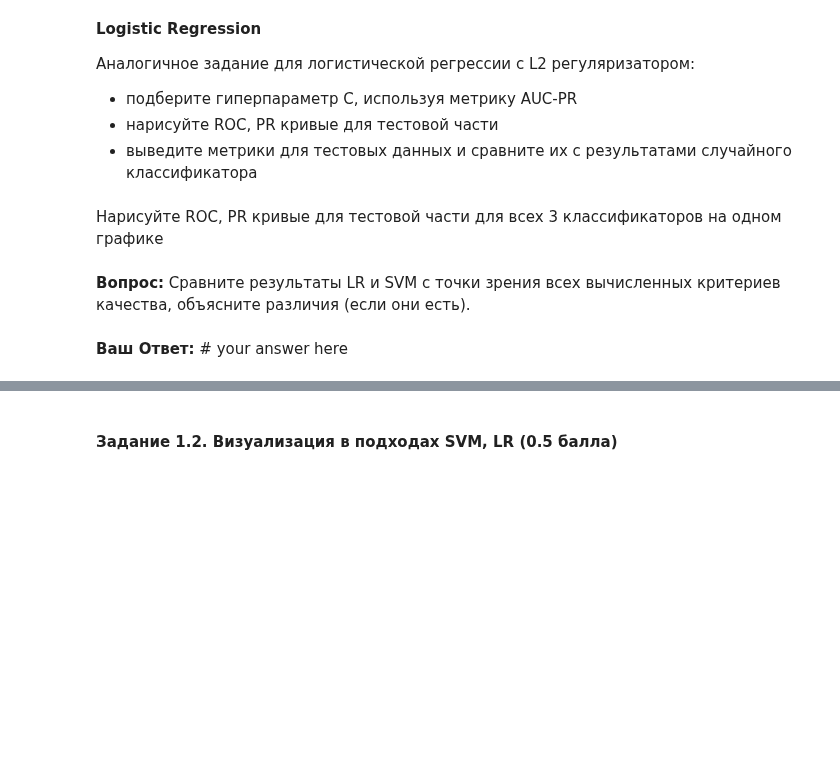
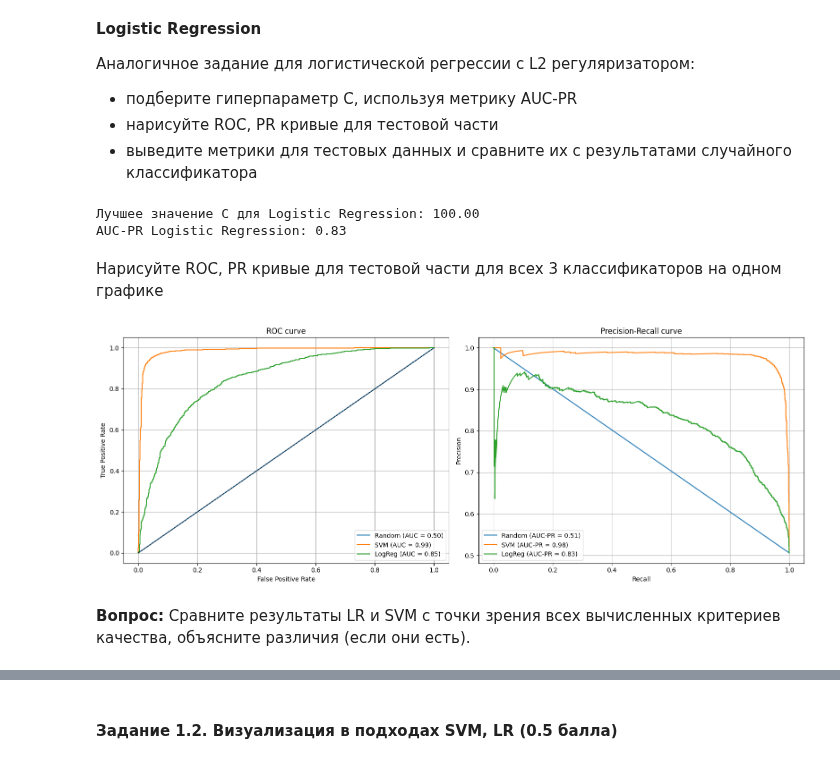
Before and after one commit to r42arty/hse, a Jupyter notebook: mod4/ML_3.ipynb, the cells around one changed output, grey strips where cells are left out. Saved outputs shown, nothing was run; the diff lists cells and outputs as text; code cells hidden in the pictures; blank space fills up the shorter version.

```diff
--- a/mod4/ML_3.ipynb
+++ b/mod4/ML_3.ipynb
@@ -175,2 +240,19 @@ __Logistic Regression__
+# %%
+from sklearn.linear_model import LogisticRegression
+
+C_vals = np.logspace(-2, 2, 10)
+
+# GridSearchCV для LogisticRegression
+gs = GridSearchCV(LogisticRegression(solver='liblinear', penalty='l2'), {'C': C_vals}, scoring='average_precision', cv=5, n_jobs=-1)
+gs.fit(X_train, y_train)
+
+best_C = gs.best_params_['C']
+proba = gs.predict_proba(X_test)[:, 1]
+
+print("Лучшее значение C для Logistic Regression: %.2f" % best_C)
+print("AUC-PR Logistic Regression: %.2f" % average_precision_score(y_test, proba))
+# %% [output]
+Лучшее значение C для Logistic Regression: 100.00
+AUC-PR Logistic Regression: 0.83
 # %% [markdown]
 Нарисуйте ROC, PR кривые для тестовой части для всех 3 классификаторов на одном графике
@@ -179,4 +259,38 @@ __Logistic Regression__
+# %%
+# ROC и PR-кривые + AUC/AUC-PR
+def get_metrics(y_true, y_score):
+    fpr, tpr, _ = roc_curve(y_true, y_score)
+    precision, recall, _ = precision_recall_curve(y_true, y_score)
+    return fpr, tpr, auc(fpr, tpr), recall, precision, average_precision_score(y_true, y_score)
+
+# Получение всех метрик
+fpr_rand, tpr_rand, auc_rand, rec_rand, prec_rand, aucpr_rand = get_metrics(y_test, y_random)
+fpr_svc,  tpr_svc,  auc_svc,  rec_svc,  prec_svc,  aucpr_svc  = get_metrics(y_test, svc_pred)
+fpr_lr,   tpr_lr,   auc_lr,   rec_lr,   prec_lr,   aucpr_lr   = get_metrics(y_test, proba)
+
+# Визуализация
+fig, axs = plt.subplots(1, 2, figsize=(16, 6))
+
+# ROC
+axs[0].plot(fpr_rand, tpr_rand, label=f'Random (AUC = {auc_rand:.2f})')
+axs[0].plot(fpr_svc,  tpr_svc,  label=f'SVM (AUC = {auc_svc:.2f})')
+axs[0].plot(fpr_lr,   tpr_lr,   label=f'LogReg (AUC = {auc_lr:.2f})')
+axs[0].plot([0, 1], [0, 1], 'k--', lw=1)
+axs[0].set(title='ROC curve', xlabel='False Positive Rate', ylabel='True Positive Rate')
+axs[0].legend()
+axs[0].grid(True)
+
+# PR
+axs[1].plot(rec_rand, prec_rand, label=f'Random (AUC-PR = {aucpr_rand:.2f})')
+axs[1].plot(rec_svc,  prec_svc,  label=f'SVM (AUC-PR = {aucpr_svc:.2f})')
+axs[1].plot(rec_lr,   prec_lr,   label=f'LogReg (AUC-PR = {aucpr_lr:.2f})')
+axs[1].set(title='Precision-Recall curve', xlabel='Recall', ylabel='Precision')
+axs[1].legend()
+axs[1].grid(True)
+
+plt.tight_layout()
+plt.show()
+# %% [output]
+[figure, added]
 # %% [markdown]
 **Вопрос:** Сравните результаты LR и SVM с точки зрения всех вычисленных критериев качества, объясните различия (если они есть).
-# %% [markdown]
-**Ваш Ответ:** # your answer here
```
Also changed, not shown: parts of 47 cells of this notebook.
